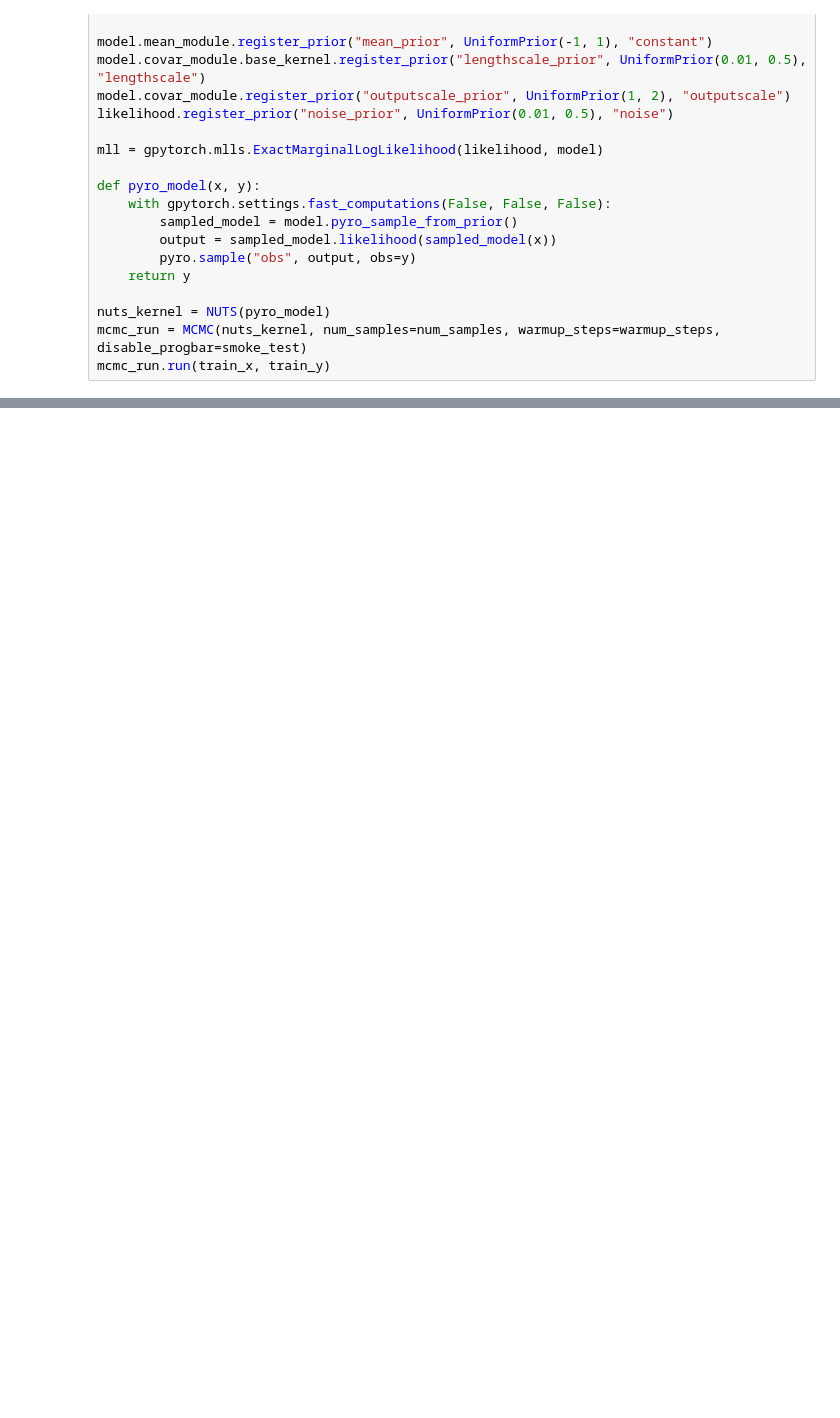
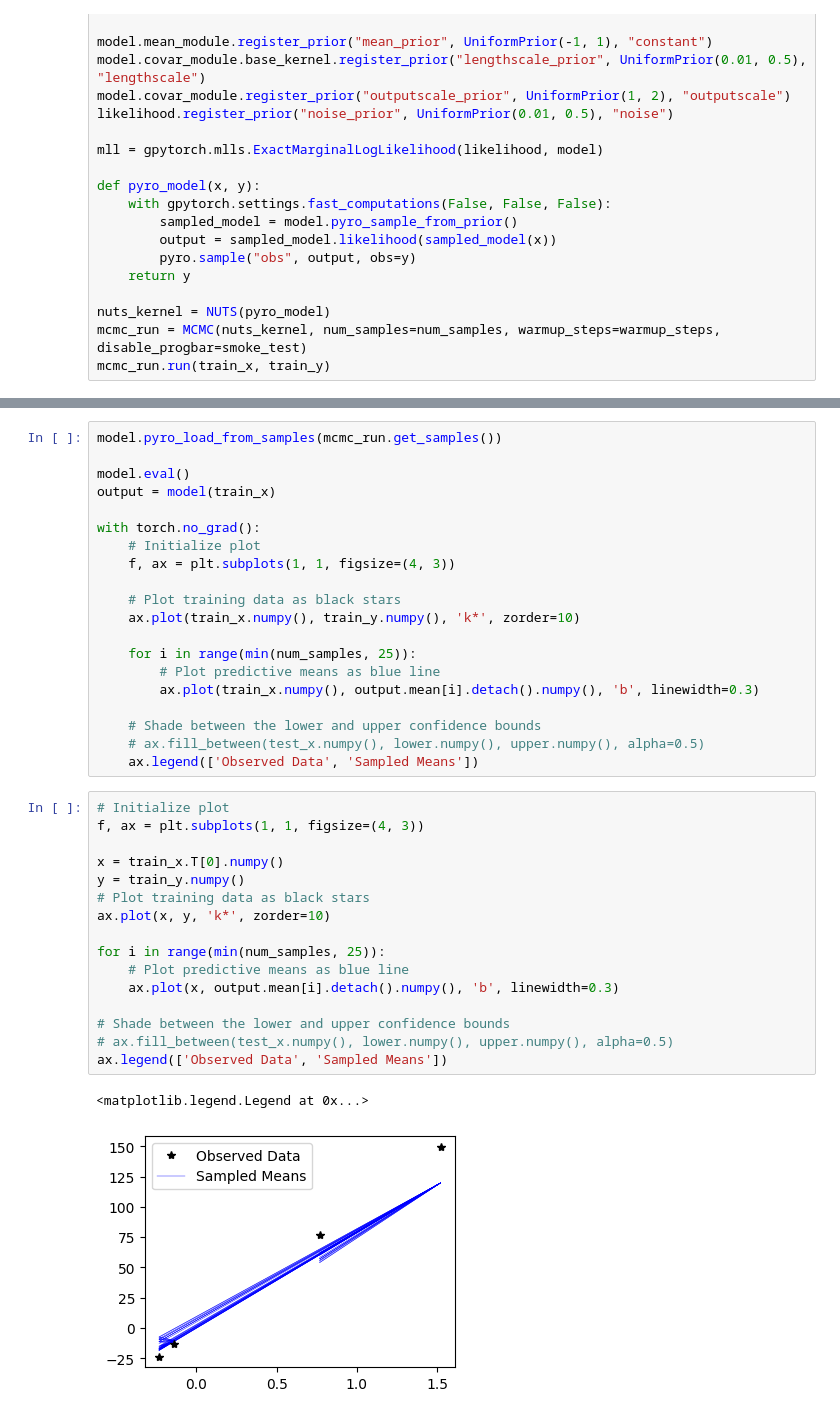
Before and after one commit to JBris/deepgp_eval, a Jupyter notebook: fully_bayes_gp/full_bayesian_gps.ipynb, the cells around one changed output, grey strips where cells are left out. Cells and saved outputs as stored; diff of their text form; blank space fills up the shorter version.

```diff
--- a/fully_bayes_gp/full_bayesian_gps.ipynb
+++ b/fully_bayes_gp/full_bayesian_gps.ipynb
@@ -96,0 +157,39 @@ model.load_state_dict(state_dict)
+# %%
+model.pyro_load_from_samples(mcmc_run.get_samples())
+
+model.eval()
+output = model(train_x)
+
+with torch.no_grad():
+    # Initialize plot
+    f, ax = plt.subplots(1, 1, figsize=(4, 3))
+
+    # Plot training data as black stars
+    ax.plot(train_x.numpy(), train_y.numpy(), 'k*', zorder=10)
+
+    for i in range(min(num_samples, 25)):
+        # Plot predictive means as blue line
+        ax.plot(train_x.numpy(), output.mean[i].detach().numpy(), 'b', linewidth=0.3)
+
+    # Shade between the lower and upper confidence bounds
+    # ax.fill_between(test_x.numpy(), lower.numpy(), upper.numpy(), alpha=0.5)
+    ax.legend(['Observed Data', 'Sampled Means'])
+# %%
+# Initialize plot
+f, ax = plt.subplots(1, 1, figsize=(4, 3))
+
+x = train_x.T[0].numpy()
+y = train_y.numpy()
+# Plot training data as black stars
+ax.plot(x, y, 'k*', zorder=10)
+
+for i in range(min(num_samples, 25)):
+    # Plot predictive means as blue line
+    ax.plot(x, output.mean[i].detach().numpy(), 'b', linewidth=0.3)
+
+# Shade between the lower and upper confidence bounds
+# ax.fill_between(test_x.numpy(), lower.numpy(), upper.numpy(), alpha=0.5)
+ax.legend(['Observed Data', 'Sampled Means'])
+# %% [output]
+<matplotlib.legend.Legend at 0x...>
+[figure, added]
```
Also changed, not shown: parts of 5 cells of this notebook.
